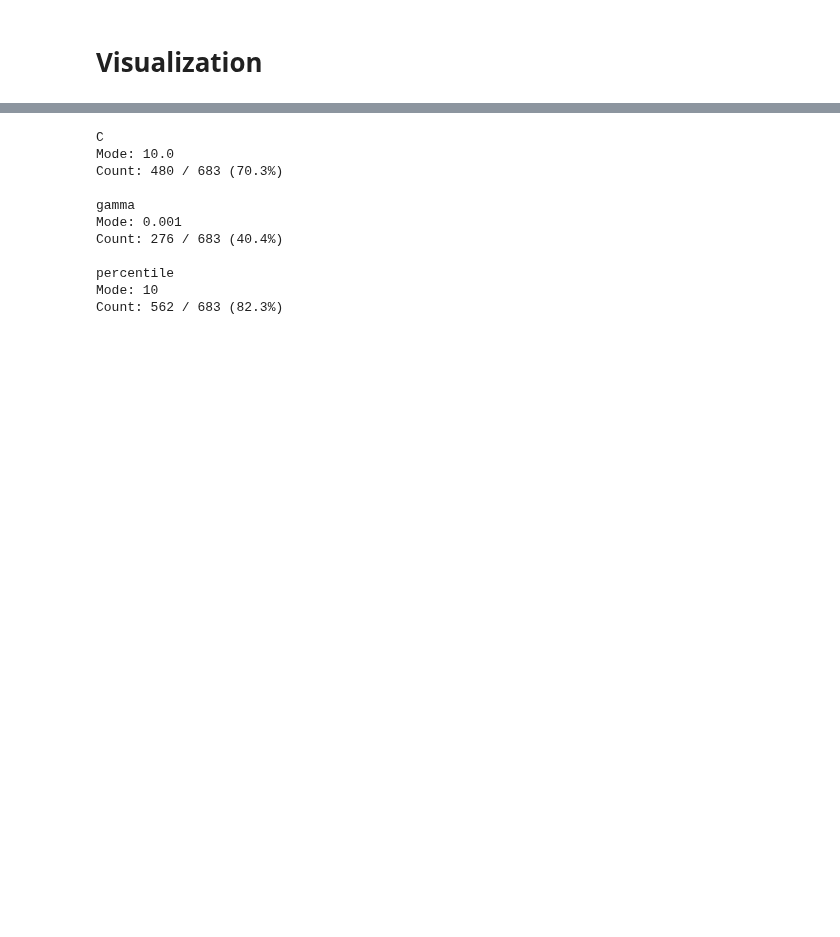
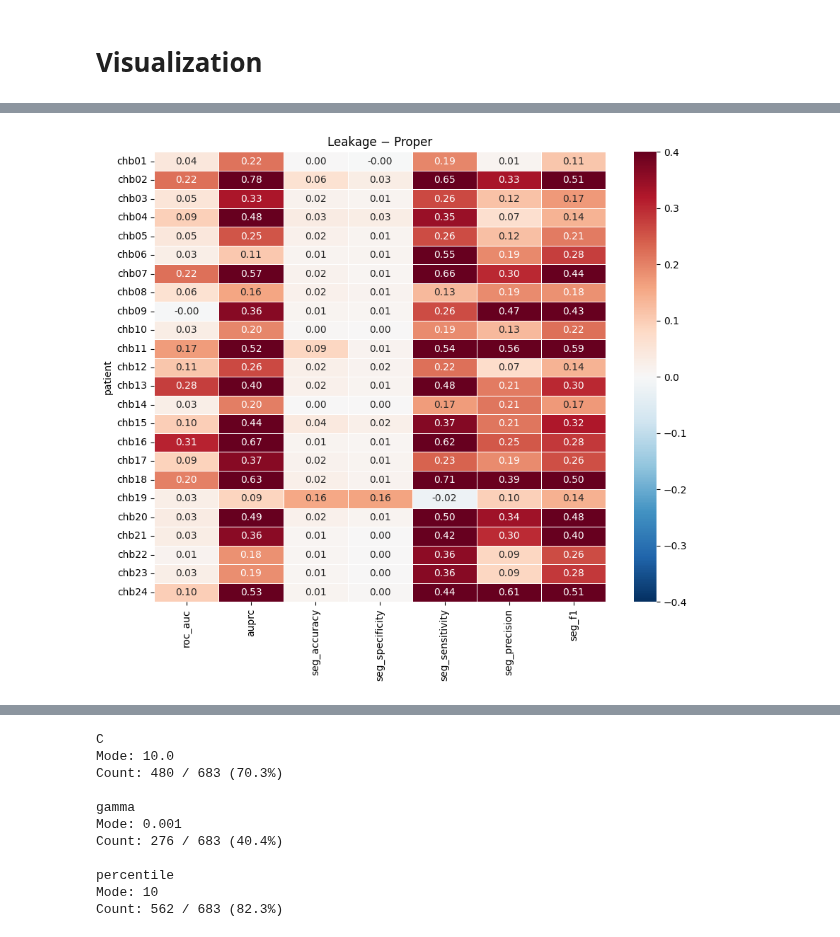
Before and after one commit to ritzww/THESIS_Directed_Connectivity_and_Data_Leakage_In_EEG_Seizure_Detection, a Jupyter notebook: 9. Results VIsualization.ipynb, the cells around one changed output, grey strips where cells are left out. Cells and saved outputs as stored; diff of their text form; code cells hidden in the pictures; blank space fills up the shorter version.

```diff
--- a/9. Results VIsualization.ipynb
+++ b/9. Results VIsualization.ipynb
@@ -42,0 +550,31 @@ dtype: object
+# %%
+diff_df = comparison.set_index("patient")[
+    [f"{m}_leak" for m in metrics]
+].copy()
+
+for m in metrics:
+    diff_df[m] = (
+        comparison[f"{m}_leak"].values -
+        comparison[f"{m}_proper"].values
+    )
+
+diff_df = diff_df[metrics]
+# %%
+plt.figure(figsize=(9,8))
+
+sns.heatmap(
+    diff_df,
+    annot=True,
+    fmt=".2f",
+    cmap="RdBu_r",
+    center=0,
+    linewidths=0.5,
+    vmin=-0.4,
+    vmax=0.4
+)
+
+plt.title("Leakage − Proper")
+plt.tight_layout()
+plt.show()
+# %% [output]
+[figure, added]
```
Also changed, not shown: parts of 19 cells of this notebook, 1 other file.
